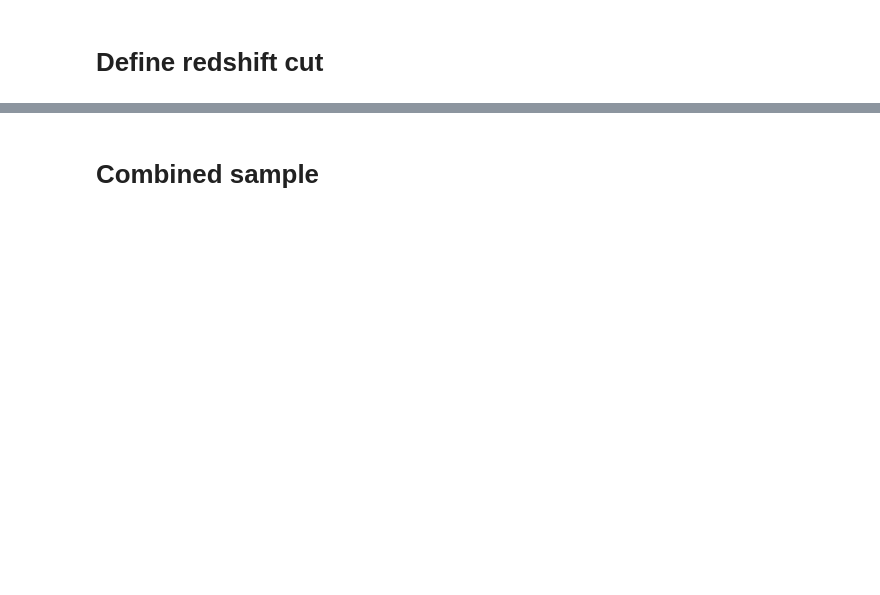
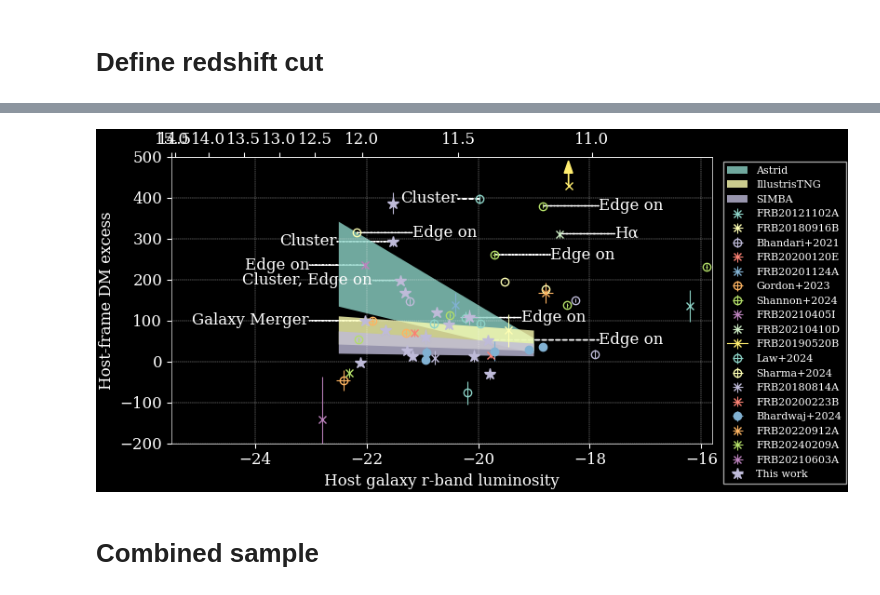
Before and after one commit to leungcalvin/kko_host_paper, a Jupyter notebook: plot_scripts/dm_host.ipynb, the cells around one changed output, grey strips where cells are left out. Saved outputs shown, nothing was run; the diff lists cells and outputs as text; code cells hidden in the pictures; blank space fills up the shorter version.

Commit message:
CL: add dm_host stuff for talk

```diff
--- a/plot_scripts/dm_host.ipynb
+++ b/plot_scripts/dm_host.ipynb
@@ -1147,0 +1032,2 @@ plt.savefig('/arc/home/calvin/kko_host_paper/figures/macquart.pdf',dpi = 100)
+# %%
+behroozi_2018_smhr = pd.read_csv('/arc/home/calvin/kko_host_paper/data_products/behroozi_2018_shmr.csv',names = ['M_halo','M_star'])
@@ -1226,0 +1150,81 @@ plt.savefig('/arc/home/calvin/kko_host_paper/figures/dm_host.pdf',dpi = 100)
+# %%
+def make_simple_plot():
+    plt.style.use('dark_background')
+    z_max = 0.2
+    in_chime = np.array([n in ['FRB20200120E','FRB20201124A','FRB20180916B'] for n in bhandari2021.index])
+    bhandari_askap = (bhandari2021['primary_z_spec'] < z_max) * ~in_chime * (bhandari2021.index != 'FRB20121102A')
+    bhandari_chime =  (bhandari2021['primary_z_spec'] < z_max) * in_chime
+    bhandari_keep = (bhandari2021['primary_z_spec'] < z_max)
+    bhardwaj_keep = bhardwaj2024['primary_z_spec'] < z_max
+    law_keep = law2024['primary_z_spec'] < z_max
+    leung_keep = (0 < final_zspec['primary_z_spec']) * (final_zspec['primary_P_Ox'] > 0.9) * (final_zspec['primary_z_spec'] < z_max) + (final_zspec.index == 'FRB20230311A')
+    michilli_keep = michilli2023['primary_z_spec'] < z_max
+    driessen_keep = driessen2024['primary_z_spec'] < z_max
+    cs24_keep = cs24['primary_z_spec'] < z_max
+    gordon_keep = gordon2023['primary_z_spec'] < z_max
+    shannon_keep = shannon2024['primary_z_spec'] < z_max
+    driessen_keep = driessen2024['primary_z_spec'] < z_max
+    caleb_keep = caleb2024['primary_z_spec'] < z_max
+    shannon_keep = (0 < shannon2024['primary_z_spec']) * (shannon2024['primary_z_spec'] < z_max)
+    michilli_keep = michilli2023['primary_z_spec'] < z_max
+
+    plt.figure(figsize = (7.5,4))
+    plot_survey(bhandari2021[bhandari2021.index == 'FRB20121102A'],z_max = z_max,label = 'FRB20121102A',ls='none',marker = 'x')
+    plot_survey(bhandari2021[bhandari2021.index == 'FRB20180916B'],z_max = z_max,label = 'FRB20180916B',ls='none',marker = 'x')
+    plot_survey(bhandari2021[bhandari_askap],z_max = z_max,label = 'Bhandari+2021',ls='none',marker = 'o',fillstyle = 'none')
+    plot_survey(bhandari2021[bhandari2021.index == 'FRB20200120E'],z_max = z_max,label = 'FRB20200120E',ls='none',marker = 'x')
+    plot_survey(bhandari2021[bhandari2021.index == 'FRB20201124A'],z_max = z_max,label = 'FRB20201124A',ls='none',marker = 'x')
+    plot_survey(gordon2023,z_max = z_max,label = 'Gordon+2023',ls = 'none',marker = 'o',fillstyle = 'none')
+    plot_survey(shannon2024,z_max = z_max,label = 'Shannon+2024',ls = 'none',marker = 'o',fillstyle = 'none')
+
+    plot_survey(driessen2024,z_max = z_max,label = 'FRB20210405I',ls='none',marker = 'x')
+    plot_survey(caleb2024,z_max = z_max,label = 'FRB20210410D',ls='none',marker = 'x')
+    sc = plt.errorbar(x = [22.1 - Planck18.distmod(z = 0.241).value], y = [430],
+                     xerr = [0],
+                 yerr = [0],marker = 'x',label = 'FRB20190520B')
+    plt.arrow(x = 22.1 - Planck18.distmod(z = 0.241).value, y = 430, dx = 0, dy = 60,head_width = 0.15,head_length = 30,length_includes_head = True,color = sc[2][0].get_edgecolor())
+              #xerr = 0.14, # flux error bar
+              #yerr = 113 * 0.4,label = 'FRB 20190520B') # J-band extinction at 1.2 microns # R1 twin FRB 20190520
+
+    plot_survey(law2024,z_max = z_max,label = 'Law+2024',linestyle='none',marker = 'o',fillstyle = 'none')
+    plot_survey(cs24,z_max = z_max,label = 'Sharma+2024',ls='none',marker = 'o',fillstyle = 'none')
+
+    plot_survey(michilli2023,z_max = z_max,label = 'FRB20180814A',ls='none',marker = 'x')
+    plot_survey(ibik2023,z_max = z_max,label = 'FRB20200223B',ls='none',marker = 'x')
+    plot_survey(bhardwaj2024,z_max = z_max,label = 'Bhardwaj+2024',ls='none',marker = 'o')
+    plot_survey(r117,z_max = z_max,label = 'FRB20220912A',ls='none',marker = 'x') # ACTUALLY THIS IS R117
+    plot_survey(r155,z_max = z_max,label = 'FRB20240209A',ls='none',marker = 'x')
+    plot_survey(cassanelli2023,z_max = z_max,label = 'FRB20210603A',ls='none',marker = 'x')
+    plot_survey(final_zspec[leung_keep],z_max = z_max,label = 'This work',ls='none',marker = '*',markersize = 9,color = 'C2')
+
+    label_df(law2024,    xoffset = -0.4,name = 'FRB20220914A',s = 'Cluster',verticalalignment='center',horizontalalignment = 'right')
+    label_df(final_zspec,xoffset = -1,name = 'FRB20231206A',s = 'Cluster',verticalalignment='center',horizontalalignment='right') #FRB20231206A\n
+    label_df(final_zspec,xoffset = -0.5,name = 'FRB20230203A',s = 'Cluster, Edge on',verticalalignment='center',horizontalalignment='right') #FRB20230203A\n NSC CLuster
+    label_df(final_zspec,xoffset = -1,name = 'FRB20231204A',s = 'Galaxy Merger',verticalalignment = 'center',horizontalalignment='right') #FRB20231204A\n
+
+    label_df(cassanelli2023,name = 'FRB20210603A', xoffset = -1, s = 'Edge on',verticalalignment = 'center',horizontalalignment = 'right')
+    label_df(shannon2024,xoffset = 1, name = 'FRB20240201A', s = 'Edge on',verticalalignment = 'center')
+    label_df(shannon2024,xoffset= 1, name = 'FRB20240310A', s = 'Edge on',verticalalignment = 'center')
+    label_df(law2024,xoffset = 1, name = 'FRB20220207C', s = 'Edge on', verticalalignment = 'center')
+    label_df(cs24,xoffset = 1, name = 'FRB20231120A',s = 'Edge on', verticalalignment = 'center')
+    #label_df(final_zspec,xoffset = 0.5, name = 'FRB20230203A', s = 'Edge on',verticalalignment = 'center') # this work
+    label_df(final_zspec,xoffset = 2, name = 'FRB20231005A', s = 'Edge on',verticalalignment = 'center') # this work
+
+    label_df(caleb2024,name = 'FRB20210410D',xoffset = 1, s = r'Hα',horizontalalignment = 'left',verticalalignment='center')
+
+    #label_above_dmh(shannon2024[shannon_keep],150)
+    #label_above_dmh(cs24[cs24_keep],150)
+    #label_above_dmh(caleb2024,200)
+    #label_above_dmh(bhandari2021[bhandari2021.index != 'FRB20121102A'],200)
+    #label_above_dmh(law2024[law_keep],50)
+    plot_sim(plt.gca(),Mr_extrap = np.array([-22.5, -19]))
+    plt.ylim(-200,500)
+    plt.gca().secondary_xaxis('top', functions=(get_M_h_mahajan_2016,get_M_r_mahajan_2016))
+
+    plt.xlim(-25.5,-15.8)
+    plt.xlabel('Host galaxy r-band luminosity')
+    plt.ylabel('Host-frame DM excess')
+    plt.legend(loc = 'upper left',ncols = 1,bbox_to_anchor=(1.01, 1.0))
+    plt.savefig('/arc/home/calvin/kko_host_paper/figures/dm_host.pdf',dpi = 100)
+make_simple_plot()
+# %% [output]
@@ -1227,3 +1233,4 @@ plt.savefig('/arc/home/calvin/kko_host_paper/figures/dm_host.pdf',dpi = 100)
+[figure, added]
 # %% [markdown]
 # Combined sample
 # %%
```
Also changed, not shown: parts of 30 cells of this notebook, 5 other files.
